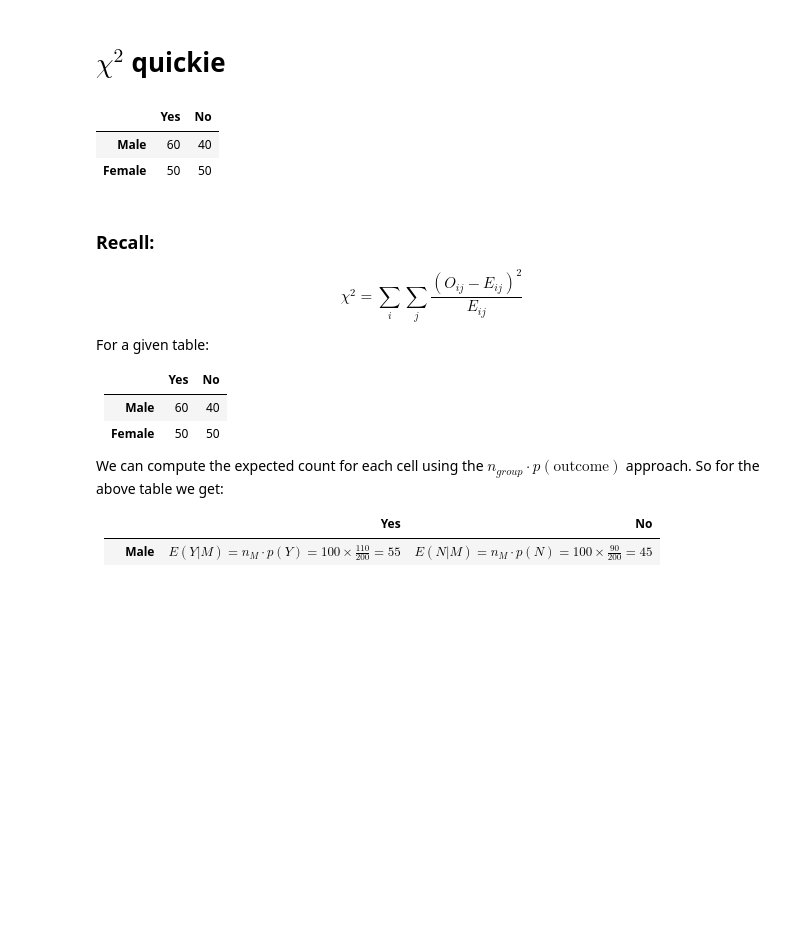
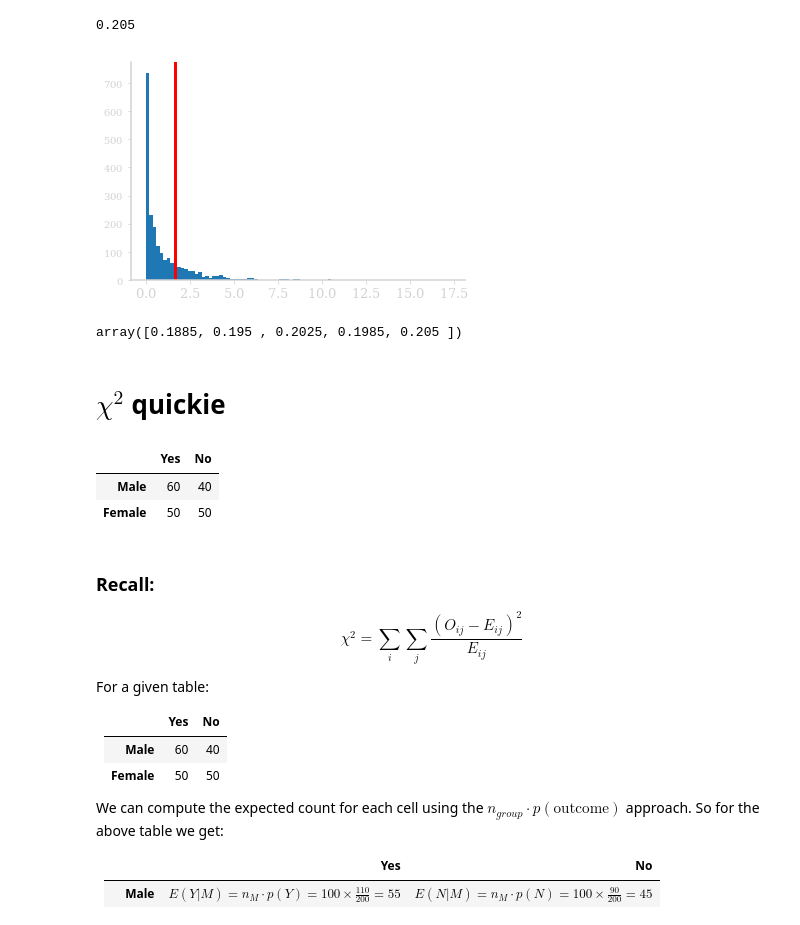
Before and after one commit to Khlick/LS40-Lectures, a Jupyter notebook: lib/_notebooks/Chi Squared and Risk.ipynb, the cells around one changed output. Drawn from its saved outputs; the diff is of its cells as text; code cells hidden in the pictures; blank space fills up the shorter version.

```diff
--- a/lib/_notebooks/Chi Squared and Risk.ipynb
+++ b/lib/_notebooks/Chi Squared and Risk.ipynb
@@ -5,3 +150,19 @@
+# %%
+pvals = np.zeros(1000);
+for p in range(1000):
+  test = x2fun(observed,margin=0,B=2000);
+  pvals[p] = test['pvalue'];
+# %%
+pyp.hist(test['Bootstraps'],bins='fd');
+pyp.axvline(test['Observed'], lw=3,color='red');
+print(test['pvalue']);
+# %% [output]
+0.205
+[figure, added]
+# %%
+np.mean(pvals < 0.05)
+# %% [output]
+array([0.1885, 0.195 , 0.2025, 0.1985, 0.205 ])
 # %% [markdown]
 # $\chi^2$ quickie
 # %%
```
Also changed, not shown: parts of 7 cells of this notebook, 13 other files.
